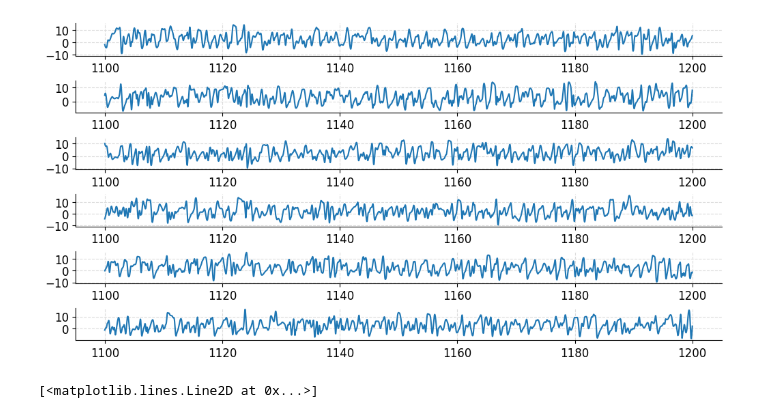
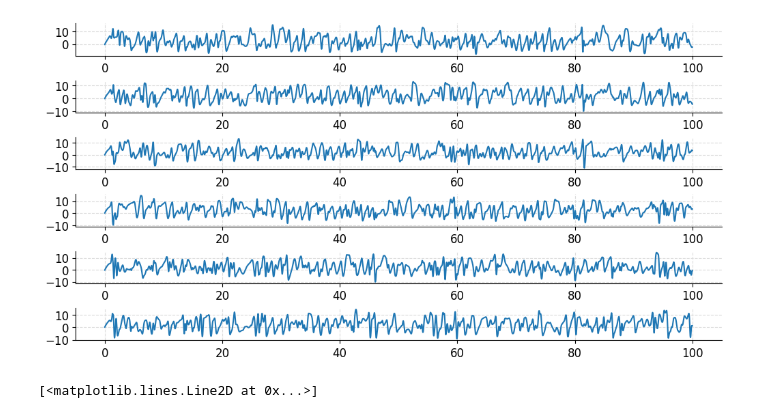
Before and after one commit to Jhko725/sandbox, a Jupyter notebook: notebooks/datasets/lorenz96.ipynb, the cells around one changed output. Drawn from its saved outputs; the diff is of its cells as text; code cells hidden in the pictures.

```diff
--- a/notebooks/datasets/lorenz96.ipynb
+++ b/notebooks/datasets/lorenz96.ipynb
@@ -35,16 +35,16 @@ solve_lorenz_batch = eqx.filter_jit(
         in_axes=(None, 0),
     )
 )
-u0 = jax.random.normal(jax.random.key(SEED), shape=(NUM_SAMPLES, lorenz.dim))
+u0 = jax.random.normal(jax.random.key(SEED), shape=(NUM_SAMPLES, lorenz.dim)) * 0.2
 
 t = jnp.arange(0, 1200, 0.01)
 u = solve_lorenz_batch(t, u0)
 # %%
 fig, axes = plt.subplots(6, 1, figsize=(10, 5))
 for i, ax in enumerate(axes):
-    ax.plot(t[-10000:], u[0, -10000:, i])
+    ax.plot(t[:10000:], u[0, :10000, i])
 # %% [output]
-[figure, old version]
+[figure, new version]
 # %%
 t_burnin = 1000
 
```
Also changed, not shown: 13 other files.
